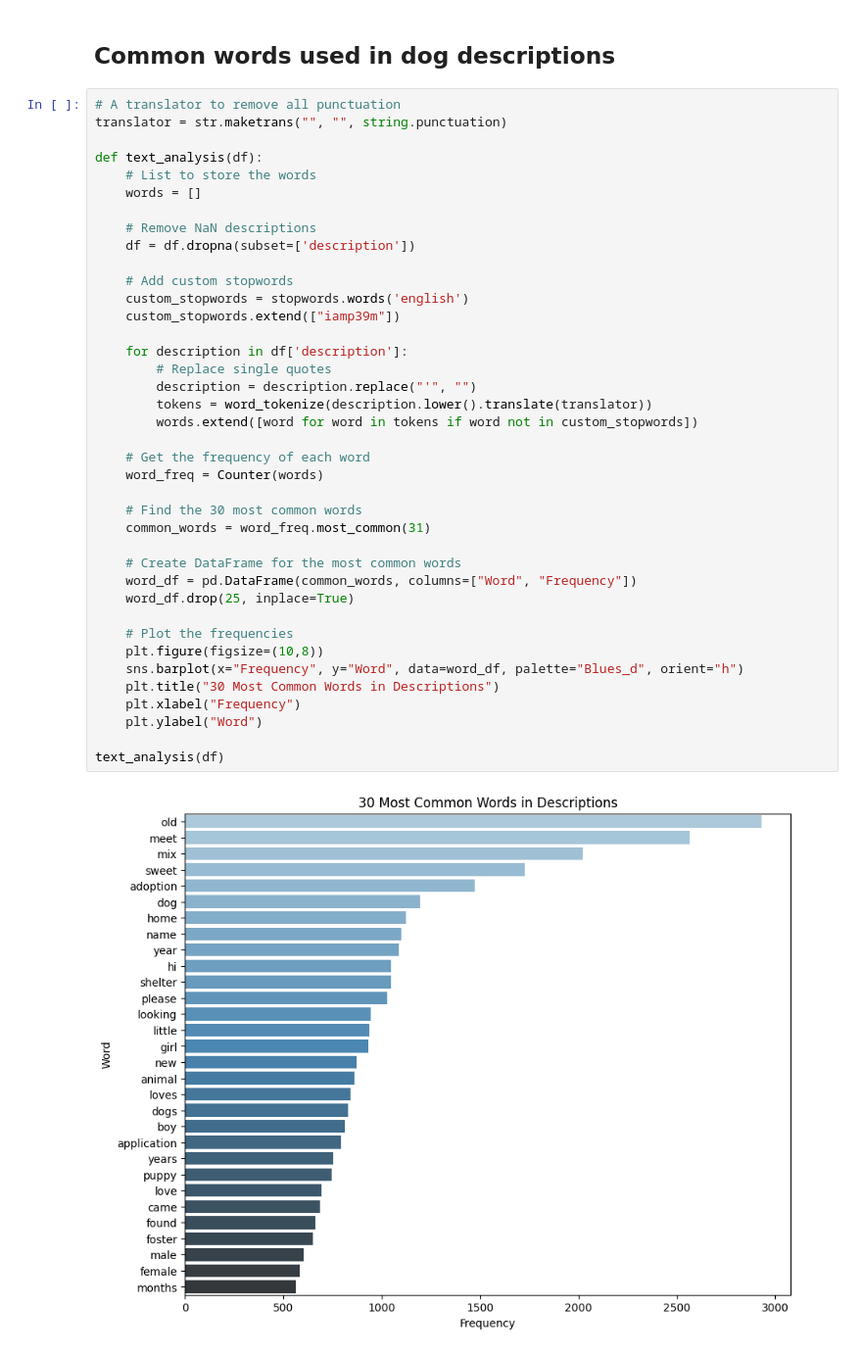
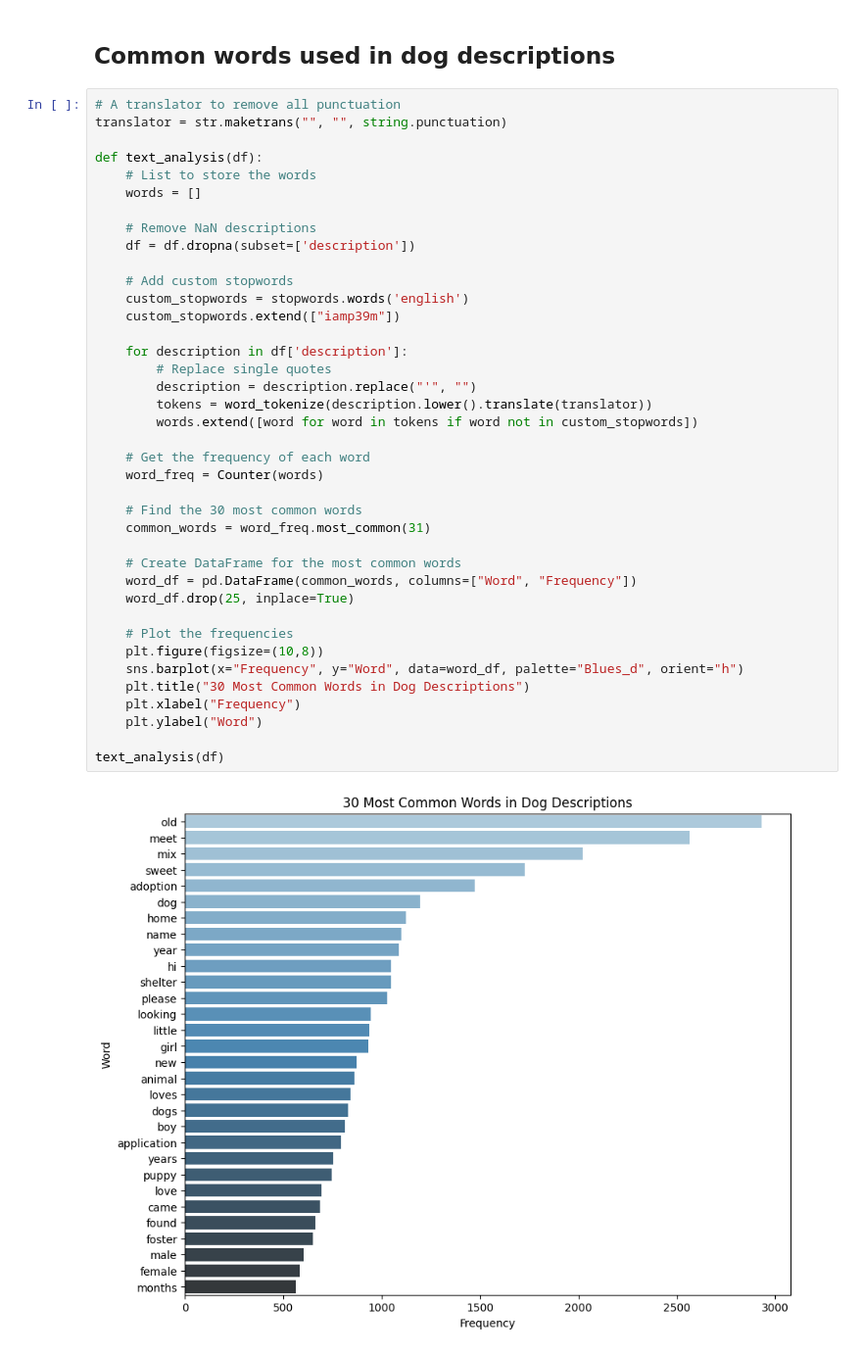
Before and after one commit to violeta-kastreva/pet-adoption-rates-research, a Jupyter notebook: pets-research.ipynb, the cells around one changed output. Shown: that part at 98% size. Drawn from its saved outputs; the diff is of its cells as text.

```diff
--- a/pets-research.ipynb
+++ b/pets-research.ipynb
@@ -185,32 +185,32 @@ def text_analysis(df):
     df = df.dropna(subset=['description'])
 
     # Add custom stopwords
     custom_stopwords = stopwords.words('english')
     custom_stopwords.extend(["iamp39m"])
 
     for description in df['description']:
         # Replace single quotes
         description = description.replace("'", "")
         tokens = word_tokenize(description.lower().translate(translator))
         words.extend([word for word in tokens if word not in custom_stopwords])
 
     # Get the frequency of each word
     word_freq = Counter(words)
 
     # Find the 30 most common words
     common_words = word_freq.most_common(31)
 
     # Create DataFrame for the most common words
     word_df = pd.DataFrame(common_words, columns=["Word", "Frequency"])
     word_df.drop(25, inplace=True)
 
     # Plot the frequencies
     plt.figure(figsize=(10,8))
     sns.barplot(x="Frequency", y="Word", data=word_df, palette="Blues_d", orient="h")
-    plt.title("30 Most Common Words in Descriptions")
+    plt.title("30 Most Common Words in Dog Descriptions")
     plt.xlabel("Frequency")
     plt.ylabel("Word")
 
 text_analysis(df)
 # %% [output]
-[figure, old version]
+[figure, new version]
```
Also changed, not shown: parts of 5 cells of this notebook.
